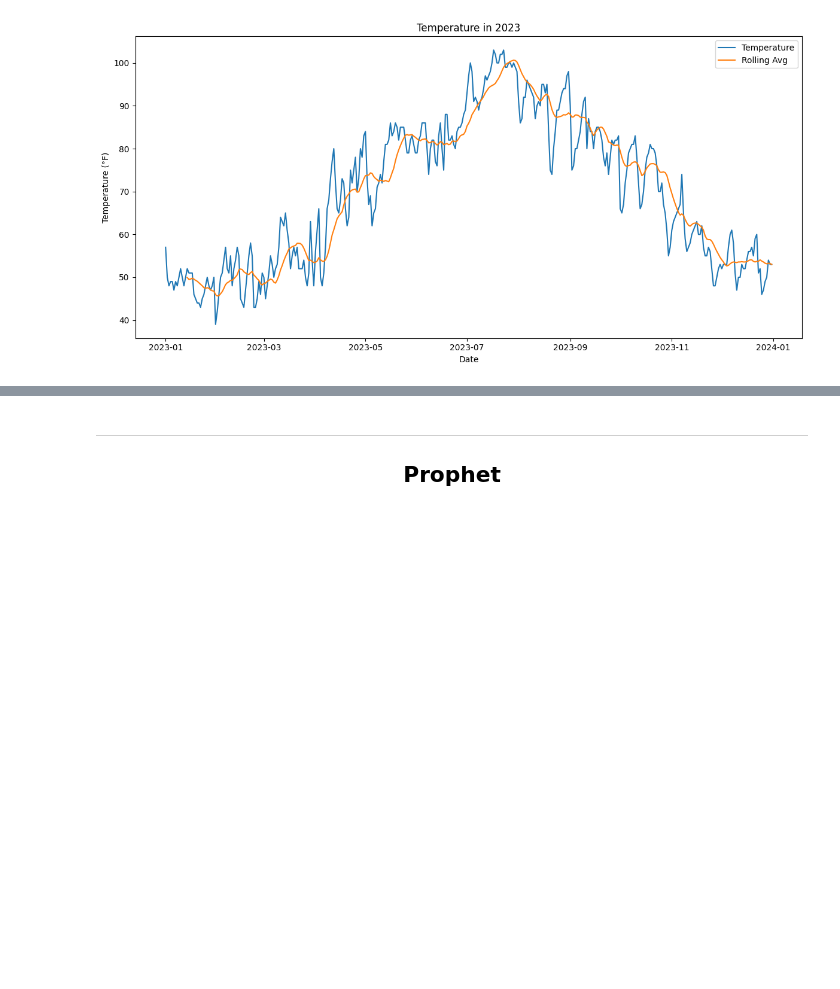
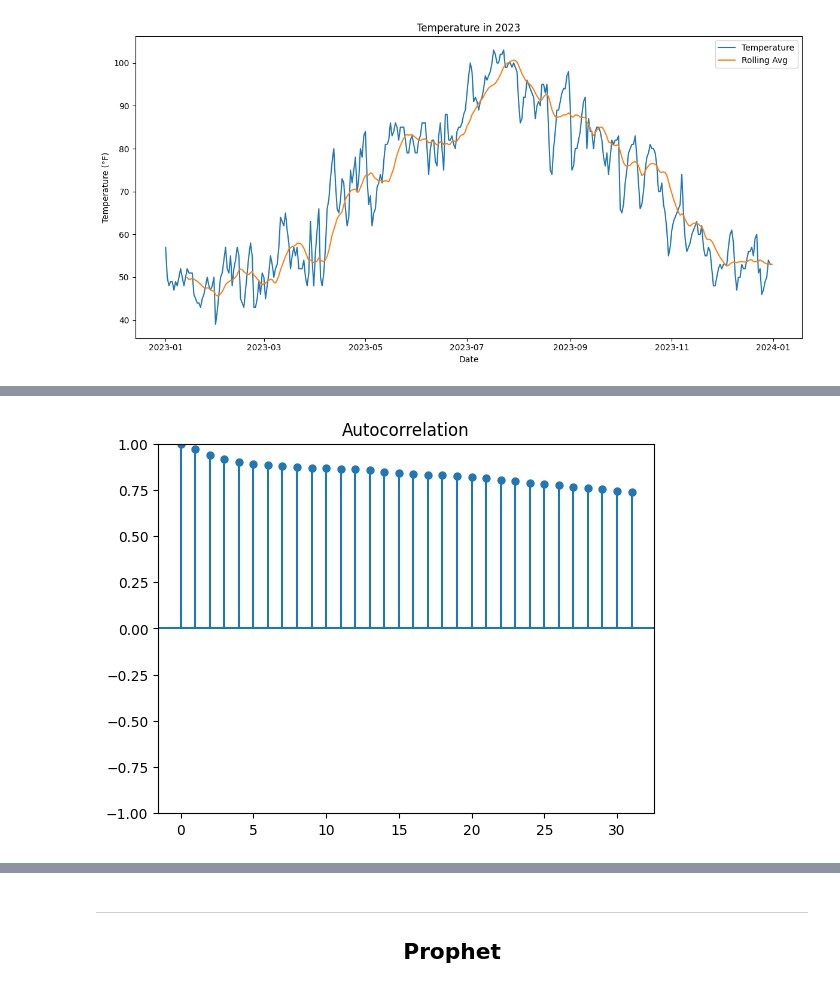
Before and after one commit to LandryHouston/Weather_Wizard, a Jupyter notebook: code/02_analysis.ipynb, the cells around one changed output, grey strips where cells are left out. Drawn from its saved outputs; the diff is of its cells as text; code cells hidden in the pictures; blank space fills up the shorter version.

```diff
--- a/code/02_analysis.ipynb
+++ b/code/02_analysis.ipynb
@@ -115,0 +124,4 @@ plt.tight_layout()
+# %%
+plot_acf(df['avg_temp (°F)'])
+# %% [output]
+[figure, added]
```
Also changed, not shown: parts of 11 cells of this notebook.
